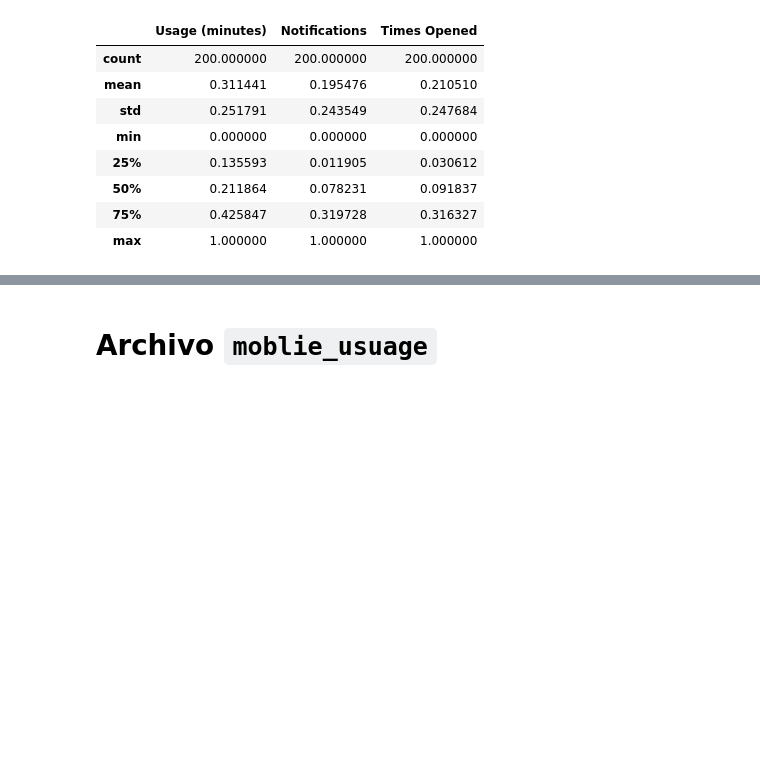
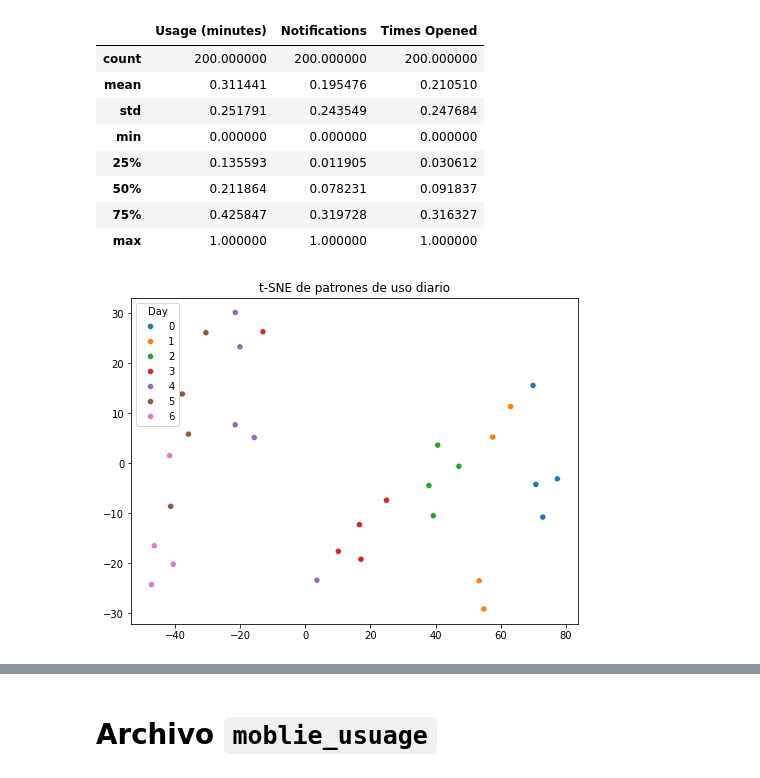
Before and after one commit to LunaGarces/proyecto_mineria, a Jupyter notebook: analisis_datos_T.ipynb, the cells around one changed output, grey strips where cells are left out. Drawn from its saved outputs; the diff is of its cells as text; code cells hidden in the pictures; blank space fills up the shorter version.

```diff
--- a/analisis_datos_T.ipynb
+++ b/analisis_datos_T.ipynb
@@ -219,3 +219,24 @@ df_screen_normalizado[columnas_normalizar].describe()
 | 50% | 0.211864 | 0.078231 | 0.091837 |
 | 75% | 0.425847 | 0.319728 | 0.316327 |
 | max | 1.000000 | 1.000000 | 1.000000 |
+# %%
+from sklearn.manifold import TSNE
+import seaborn as sns
+
+# Preparar datos numéricos
+X = df_screen_normalizado.groupby("Date")[["Usage (minutes)", "Notifications", "Times Opened"]].sum()
+
+# Agregar el día
+X["Day"] = pd.to_datetime(X.index).dayofweek  # 0=Lunes, 6=Domingo
+
+# Reducir dimensiones
+tsne = TSNE(n_components=2, perplexity=5, random_state=42)
+X_embedded = tsne.fit_transform(X)
+
+# Visualizar
+plt.figure(figsize=(8,6))
+sns.scatterplot(x=X_embedded[:,0], y=X_embedded[:,1], hue=X["Day"], palette="tab10")
+plt.title("t-SNE de patrones de uso diario")
+plt.show()
+# %% [output]
+[figure, added]
```
Also changed, not shown: parts of 11 cells of this notebook, 2 other files.
